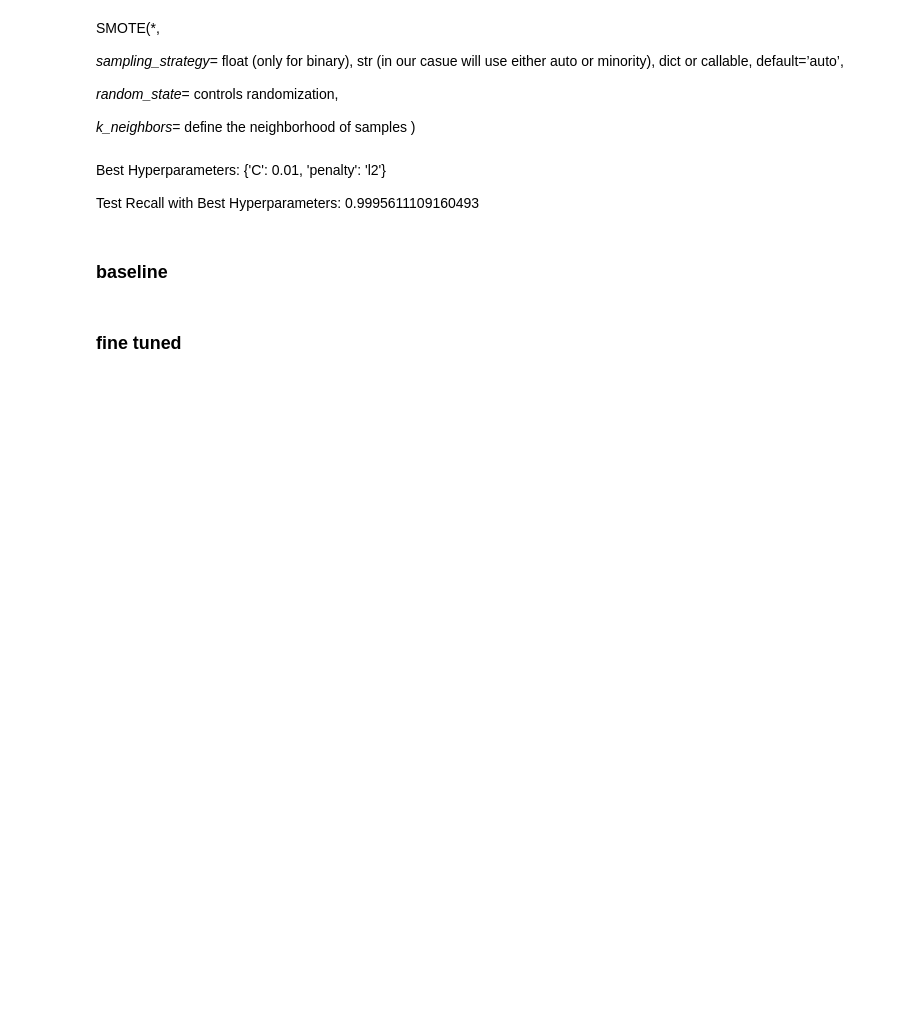
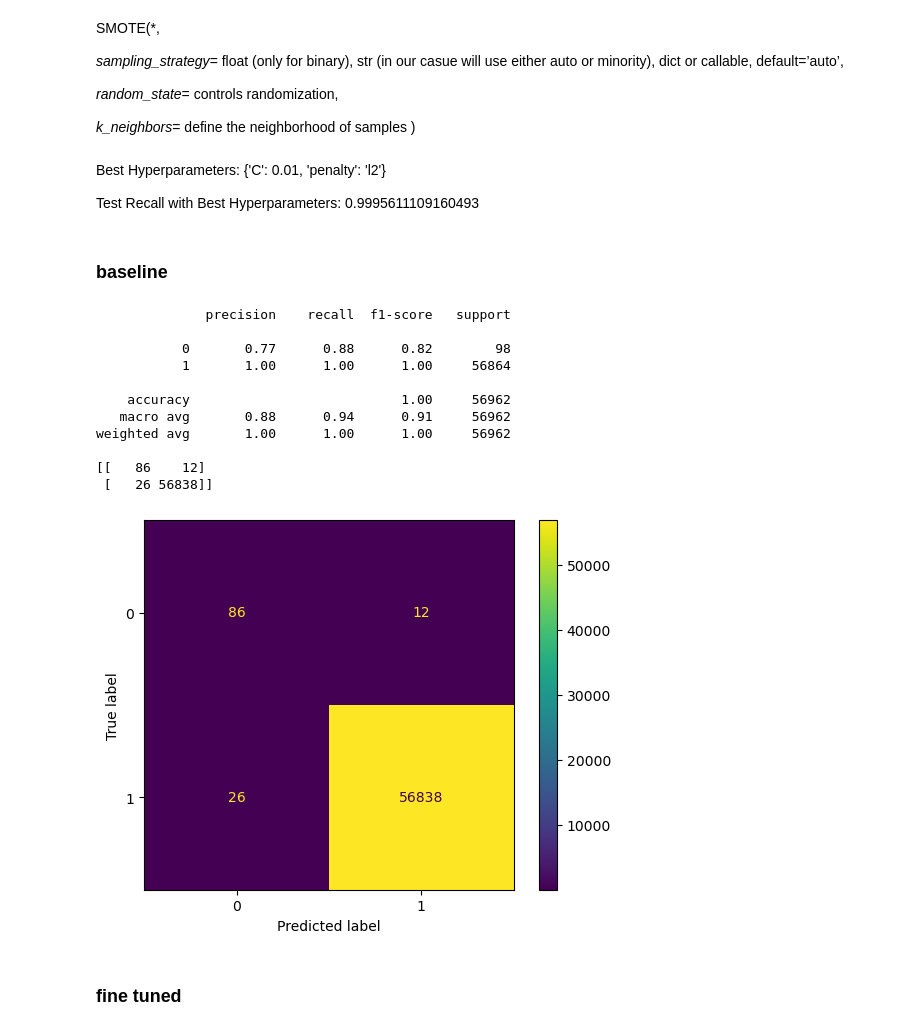
Before and after one commit to llapace/Fraud_Detection, a Jupyter notebook: XGB.ipynb, the cells around one changed output. Drawn from its saved outputs; the diff is of its cells as text; code cells hidden in the pictures; blank space fills up the shorter version.

```diff
--- a/XGB.ipynb
+++ b/XGB.ipynb
@@ -291,15 +356,33 @@ X_train_resampled, y_train_resampled = smote.fit_resample(X_train, y_train)
 # %%
 xgb = XGBClassifier()
 
 # Train the classifier
 xgb.fit(X_train_resampled, y_train_resampled)
 
 # Make predictions on the test set
 y_pred = xgb.predict(X_test)
 
+cm = confusion_matrix(y_test, y_pred, labels=xgb.classes_)
+disp = ConfusionMatrixDisplay(confusion_matrix=cm,
+                             display_labels=xgb.classes_)
+
+disp.plot()
 # Evaluate the model
 print(classification_report(y_test, y_pred))
 print(confusion_matrix(y_test, y_pred))
+# %% [output]
+              precision    recall  f1-score   support
+
+           0       0.77      0.88      0.82        98
+           1       1.00      1.00      1.00     56864
+
+    accuracy                           1.00     56962
+   macro avg       0.88      0.94      0.91     56962
+weighted avg       1.00      1.00      1.00     56962
+
+[[   86    12]
+ [   26 56838]]
+[figure, added]
 # %% [markdown]
 ### fine tuned
 # %%
```
Also changed, not shown: parts of 41 cells of this notebook, 3 other files.
